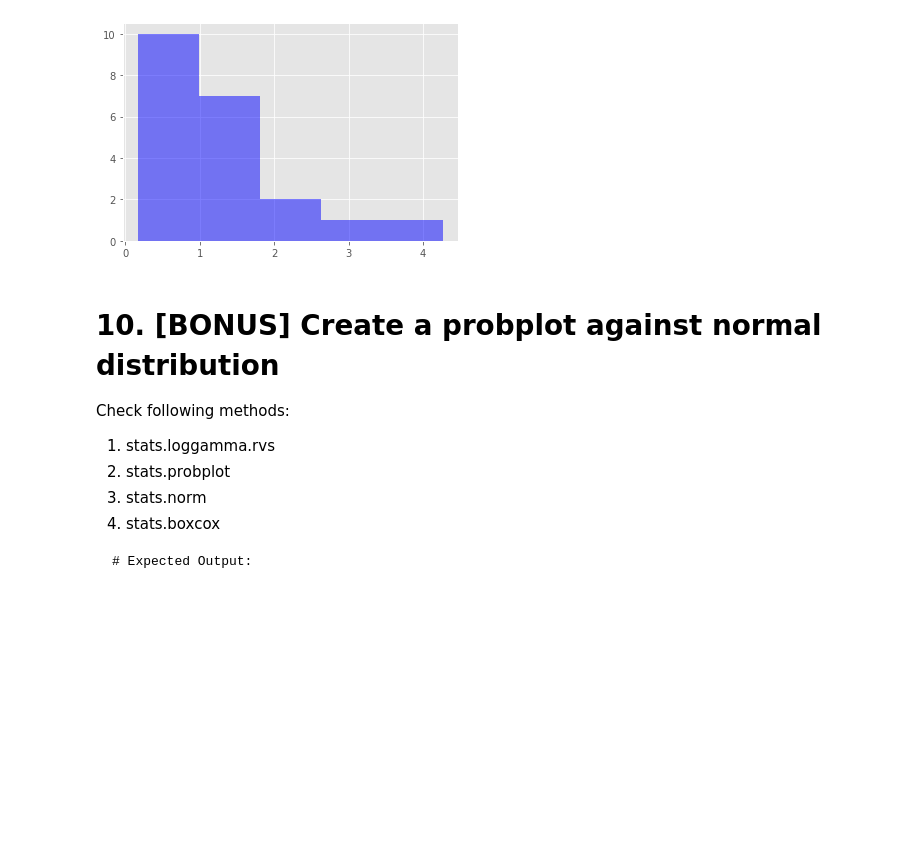
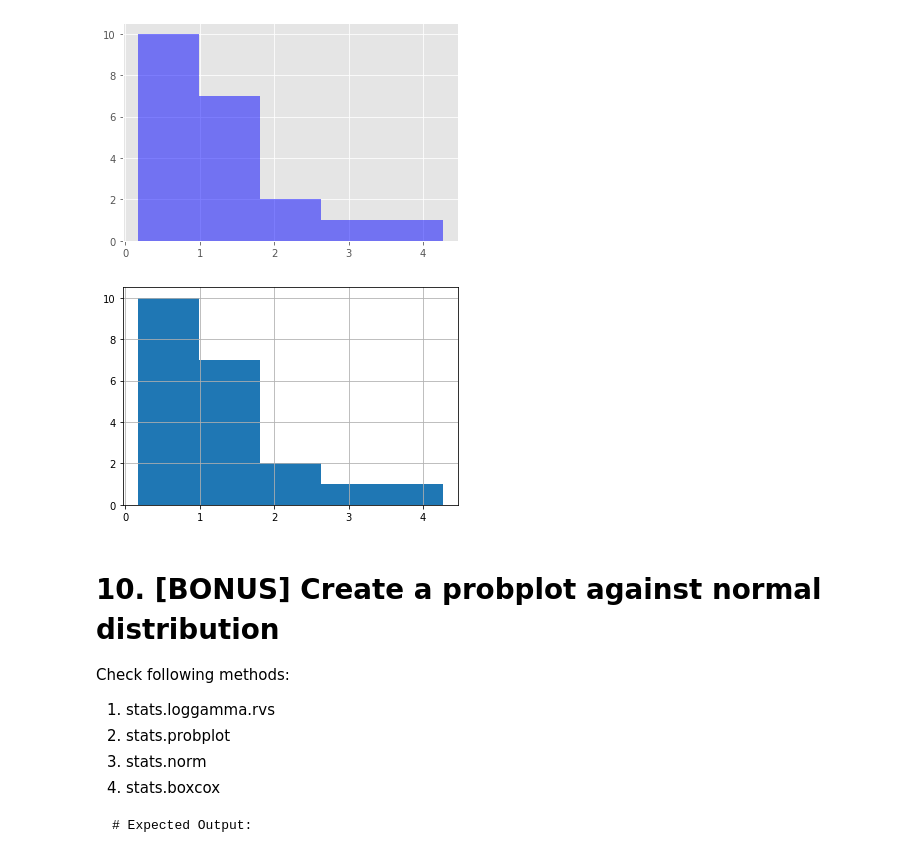
Before and after one commit to IsabelleUslu/InstituteOfDataLabs, a Jupyter notebook: Lab 1.1.4 Statistics - part 2 Lab.ipynb, the cells around one changed output. Saved outputs shown, nothing was run; the diff lists cells and outputs as text; code cells hidden in the pictures; blank space fills up the shorter version.

```diff
--- a/Lab 1.1.4 Statistics - part 2 Lab.ipynb
+++ b/Lab 1.1.4 Statistics - part 2 Lab.ipynb
@@ -361,6 +361,14 @@ Set y as:
 # experiment with various number of bins
 x = [21,22,23,4,5,6,77,8,9,10,31,32,33,34,35,36,37,18,49,50,100]
 # ANSWER (~3 lines)
+# %%
+x = np.array(x)
+y = x / np.std(x)
+plt.hist(y, bins = 5)
+plt.grid(True)
+plt.show()
+# %% [output]
+[figure, added]
 # %% [markdown]
 # 10. [BONUS] Create a probplot against normal distribution
 
```
Also changed, not shown: parts of 2 cells of this notebook.
